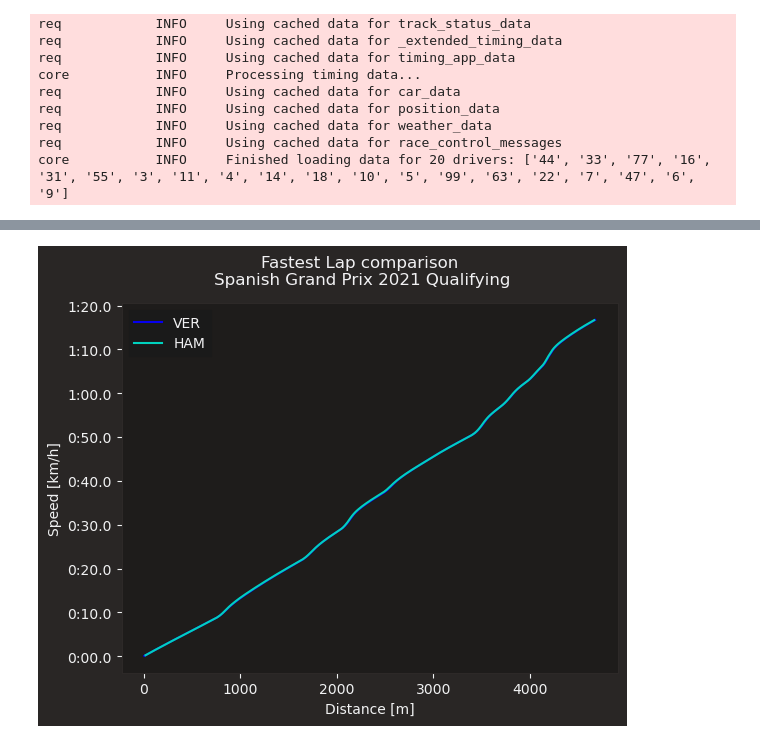
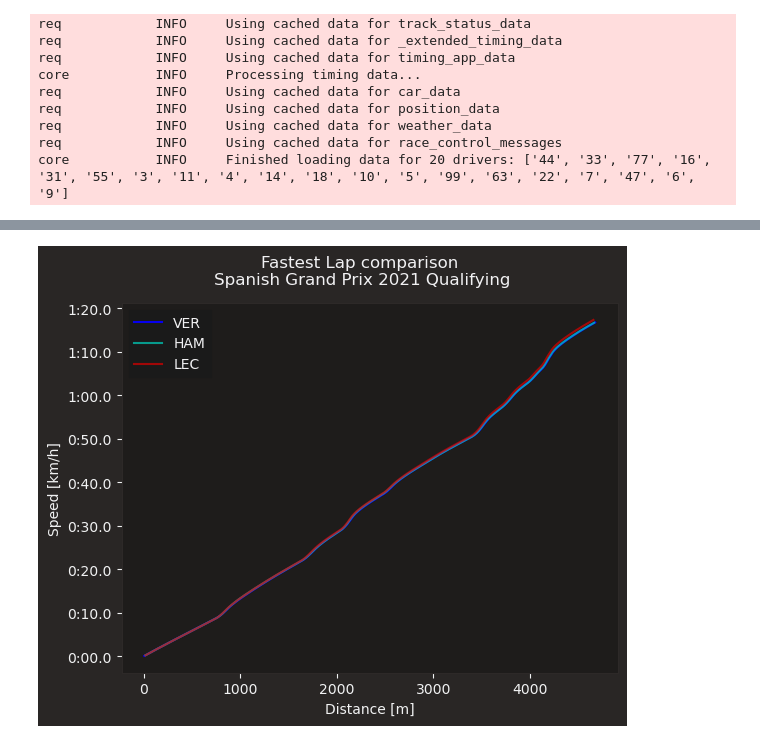
Before and after one commit to AbdullahKhurram30/Pythlete-Working, a Jupyter notebook: exploration/notebooks/overlaying-lap-times.ipynb, the cells around one changed output, grey strips where cells are left out. Cells and saved outputs as stored; diff of their text form; code cells hidden in the pictures.

```diff
--- a/exploration/notebooks/overlaying-lap-times.ipynb
+++ b/exploration/notebooks/overlaying-lap-times.ipynb
@@ -29,22 +50,26 @@ core           INFO     Finished loading data for 20 drivers: ['44', '33', '77',
 # %%
 ver_lap = session.laps.pick_driver('VER').pick_fastest()
 ham_lap = session.laps.pick_driver('HAM').pick_fastest()
+lec_lap = session.laps.pick_driver('LEC').pick_fastest()
 # %%
 ver_tel = ver_lap.get_car_data().add_distance()
 ham_tel = ham_lap.get_car_data().add_distance()
+lec_tel = lec_lap.get_car_data().add_distance()
 # %%
 rbr_color = fastf1.plotting.team_color('RBR')
 mer_color = fastf1.plotting.team_color('MER')
+fer_color = fastf1.plotting.team_color('FER')
 # %%
 fig, ax = plt.subplots()
 ax.plot(ver_tel['Distance'], ver_tel['Time'], color=rbr_color, label='VER')
-ax.plot(ham_tel['Distance'], ham_tel['Time'], color=mer_color, label='HAM')
+ax.plot(ham_tel['Distance'], ham_tel['Time'], color=mer_color, label='HAM', alpha=0.7)
+ax.plot(lec_tel['Distance'], lec_tel['Time'], color=fer_color, label='LEC', alpha=0.7)
 
 ax.set_xlabel('Distance [m]')
 ax.set_ylabel('Speed [km/h]')
 ax.legend()
 plt.suptitle(f'Fastest Lap comparison \n'
              f"{session.event.EventName} {session.event.year} Qualifying")
 plt.show()
 # %% [output]
-[figure, old version]
+[figure, new version]
```
Also changed, not shown: parts of 1 cell of this notebook.
